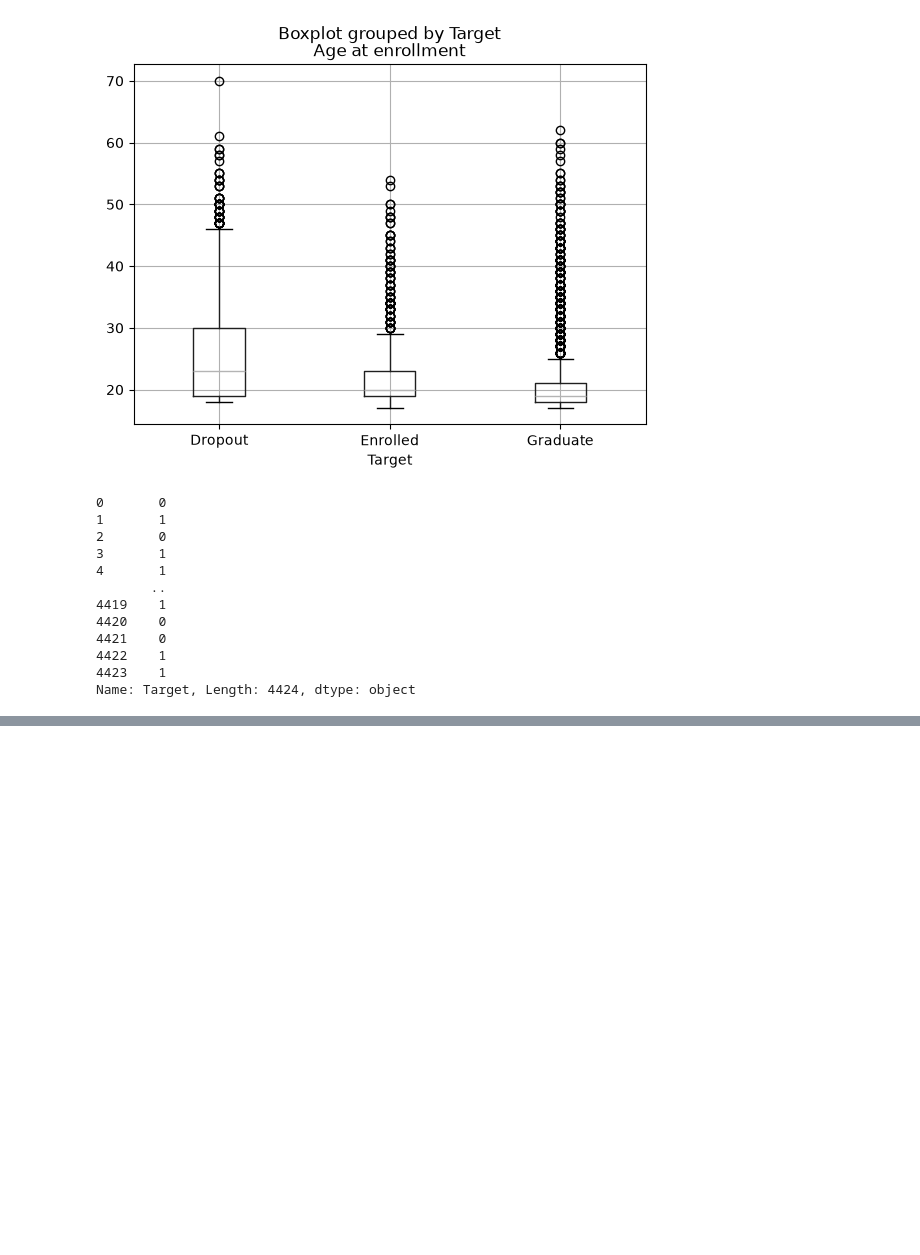
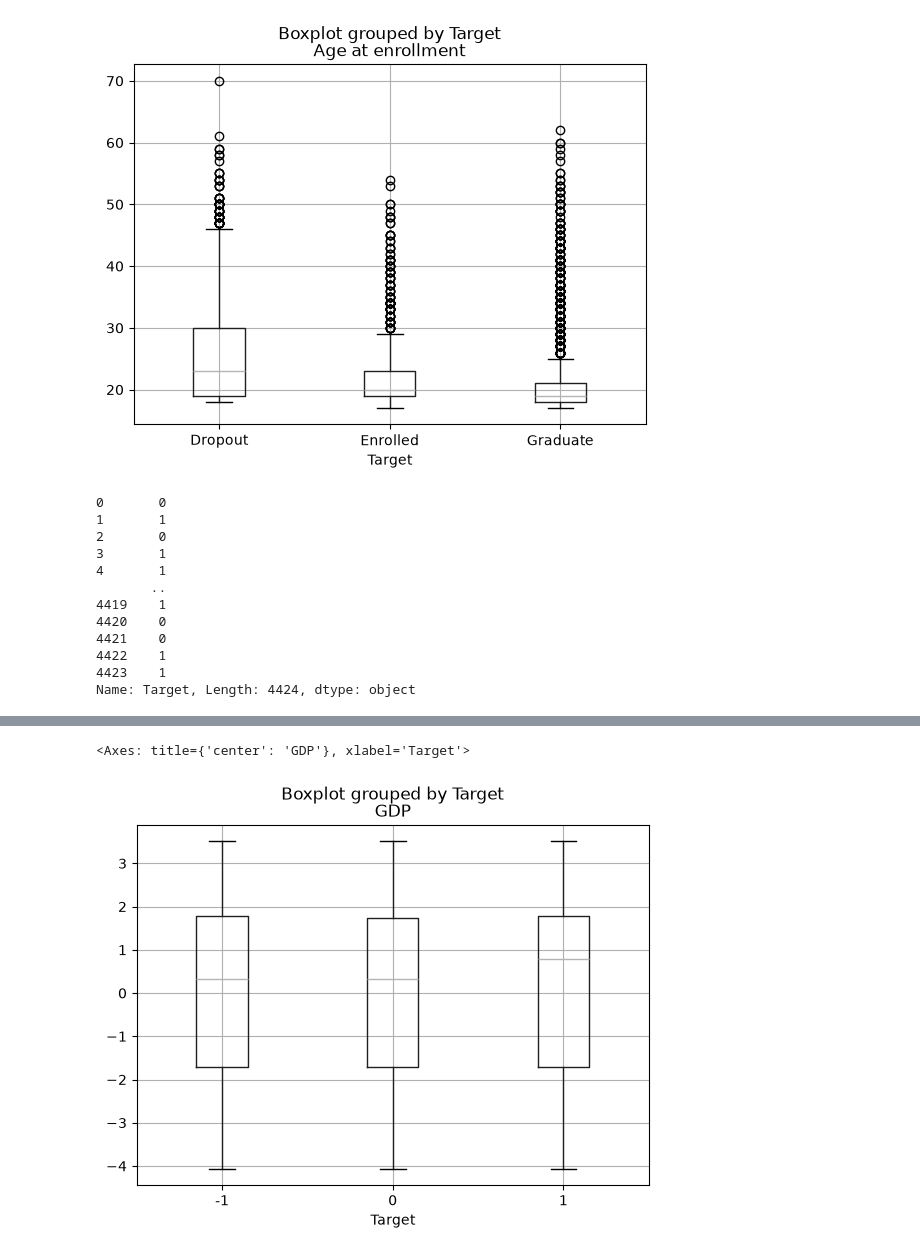
Before and after one commit to aurodeeps/student-dropout-prediction, a Jupyter notebook: notebooks/01_m2_eda.ipynb, the cells around one changed output, grey strips where cells are left out. Saved outputs shown, nothing was run; the diff lists cells and outputs as text; code cells hidden in the pictures; blank space fills up the shorter version.

```diff
--- a/notebooks/01_m2_eda.ipynb
+++ b/notebooks/01_m2_eda.ipynb
@@ -128,0 +139,5 @@ Name: Target, Length: 4424, dtype: object
+# %%
+df.boxplot(column='GDP', by='Target')
+# %% [output]
+<Axes: title={'center': 'GDP'}, xlabel='Target'>
+[figure, added]
```
Also changed, not shown: parts of 2 cells of this notebook.
